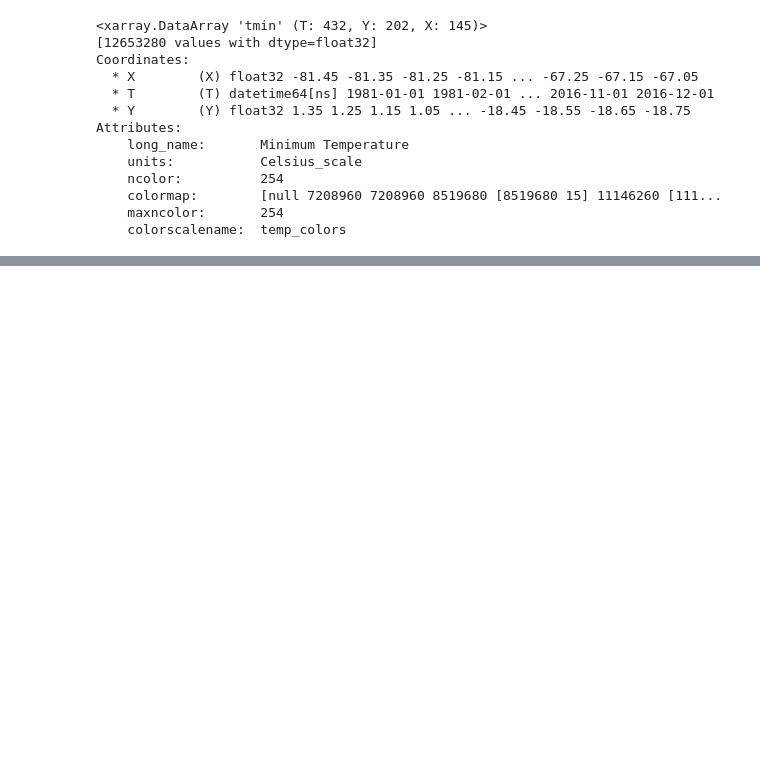
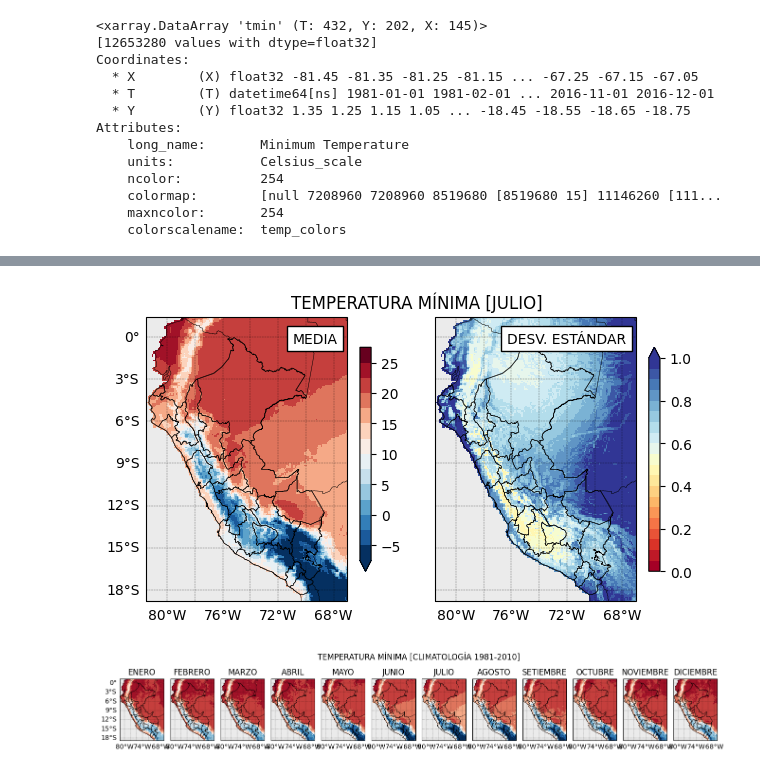
Before and after one commit to Kevcamposs/UNALM-meteorology, a Jupyter notebook: EVERC/P1_EVERC/P1_EVERC.ipynb, the cells around one changed output, grey strips where cells are left out. Cells and saved outputs as stored; diff of their text form; code cells hidden in the pictures; blank space fills up the shorter version.

```diff
--- a/EVERC/P1_EVERC/P1_EVERC.ipynb
+++ b/EVERC/P1_EVERC/P1_EVERC.ipynb
@@ -70,4 +78,7 @@ Attributes:
     colormap:        [null 7208960 7208960 8519680 [8519680 15] 11146260 [111...
     maxncolor:       254
     colorscalename:  temp_colors
+# %%
+Tn_clim = Tn.sel(T = slice('1981','2010')).groupby('T.month').mean()        # Media 1981-2010
+Tn_std = Tn.sel(T = slice('1981','2010')).groupby('T.month').std(ddof = 1)  # Desv. Estándar
 # %%
@@ -98,0 +192,73 @@ P.plot(cmap = 'RdBu_r', vmin = 0, vmax = 30)
+# %%
+m = 7   # 2 = feb, 7 = jul
+
+cmap2 = plt.get_cmap('RdYlBu', 20)
+cmap2.set_bad('#EBEBEB')
+
+#######################################################################
+fig, Ax = plt.subplots(1,2, figsize = (6,4),
+                       subplot_kw = {'projection':ccrs.PlateCarree()})
+props = dict(facecolor='white', alpha=1)
+
+plot_1 = Tn_clim.sel(month = m).plot(ax = Ax[0], add_colorbar = True,
+                                    cmap = cmap, vmin = -7.5, vmax = 27.5,
+                                    cbar_kwargs={'pad':0.05, 'shrink':0.7, 'label':''})
+plot_2 = Tn_std.sel(month = m).plot(ax = Ax[1], add_colorbar = True,
+                                    cmap = cmap2, vmin = 0, vmax = 1,
+                                    cbar_kwargs={'pad':0.05, 'shrink':0.7, 'label':''})
+
+for i, ax, p in zip(range(2), Ax.flatten(), ['MEDIA', 'DESV. ESTÁNDAR']):
+    ax.set_title('')    # Título
+    ax.text(0.95, 0.90, p, transform=ax.transAxes, fontsize=10,
+            verticalalignment='bottom', horizontalalignment = 'right', bbox=props)
+
+    grids = ax.gridlines(color='black', alpha=0.5, linestyle='--', linewidth = 0.35,
+                        crs = ccrs.PlateCarree(), draw_labels = True)
+
+    # Desactivar labels innecesarios
+    grids.xlabels_top = False; grids.ylabels_right = False
+    if i == 1:  grids.ylabels_left = False
+
+    # Límites geopolíticos
+    ax.add_feature(BORDERS, color='black', lw = 0.35, zorder = 1)
+    ax.coastlines('50m', linewidth = 0.35)
+    SHP.boundary.plot(ax = ax, **shp_dict)
+
+plt.suptitle(f'TEMPERATURA MÍNIMA [{MES[m]}]', y = 0.92, x = 0.5)
+plt.subplots_adjust(bottom = 0.1, top = 0.9, left = 0.05, right = 0.95, wspace = 0.15, hspace = 0.02)
+
+fig.savefig(path_plot + f'Tn_{MES[m]}.png',
+            transparent = False, pad_inches = 0.1, dpi = 400, bbox_inches = 'tight')
+# %% [output]
+[figure, added]
+# %%
+cmap2 = plt.get_cmap('RdYlBu', 20)
+cmap2.set_bad('#EBEBEB')
+
+#######################################################################
+plot = Tn_clim.plot(x='X', y='Y', col='month', col_wrap=12, figsize = (14,3),
+                      add_colorbar = False, subplot_kws = {"projection": ccrs.PlateCarree()},
+                      cmap = cmap, vmin = -7.5, vmax = 27.5,
+                      cbar_kwargs={'pad':0.01, 'shrink':0.5, 'label':''})
+
+for i, ax, m in zip(range(12), plot.axes.flatten(), list(MES.values())):
+    ax.set_title(m)    # Título
+    grids = ax.gridlines(color='black', alpha=0.5, linestyle='--', linewidth = 0.35,
+                        crs = ccrs.PlateCarree(), draw_labels = True)
+
+    # Desactivar labels innecesarios
+    grids.xlabels_top = False; grids.ylabels_right = False
+    if i != 0:  grids.ylabels_left = False
+
+    # Límites geopolíticos
+    ax.add_feature(BORDERS, color='black', lw = 0.35, zorder = 1)
+    ax.coastlines('50m', linewidth = 0.35)
+    SHP.boundary.plot(ax = ax, **shp_dict)
+
+plt.suptitle(f'TEMPERATURA MÍNIMA [CLIMATOLOGÍA 1981-2010]', y = 0.9, x = 0.5)
+plt.subplots_adjust(bottom = 0.1, top = 0.9, left = 0.05, right = 0.95, wspace = 0.15, hspace = 0.02)
+
+plot.fig.savefig(path_plot + f'Tn_CLIM.png',
+                 transparent = False, pad_inches = 0.1, dpi = 400, bbox_inches = 'tight')
+# %% [output]
+[figure, added]
```
Also changed, not shown: parts of 14 cells of this notebook.
